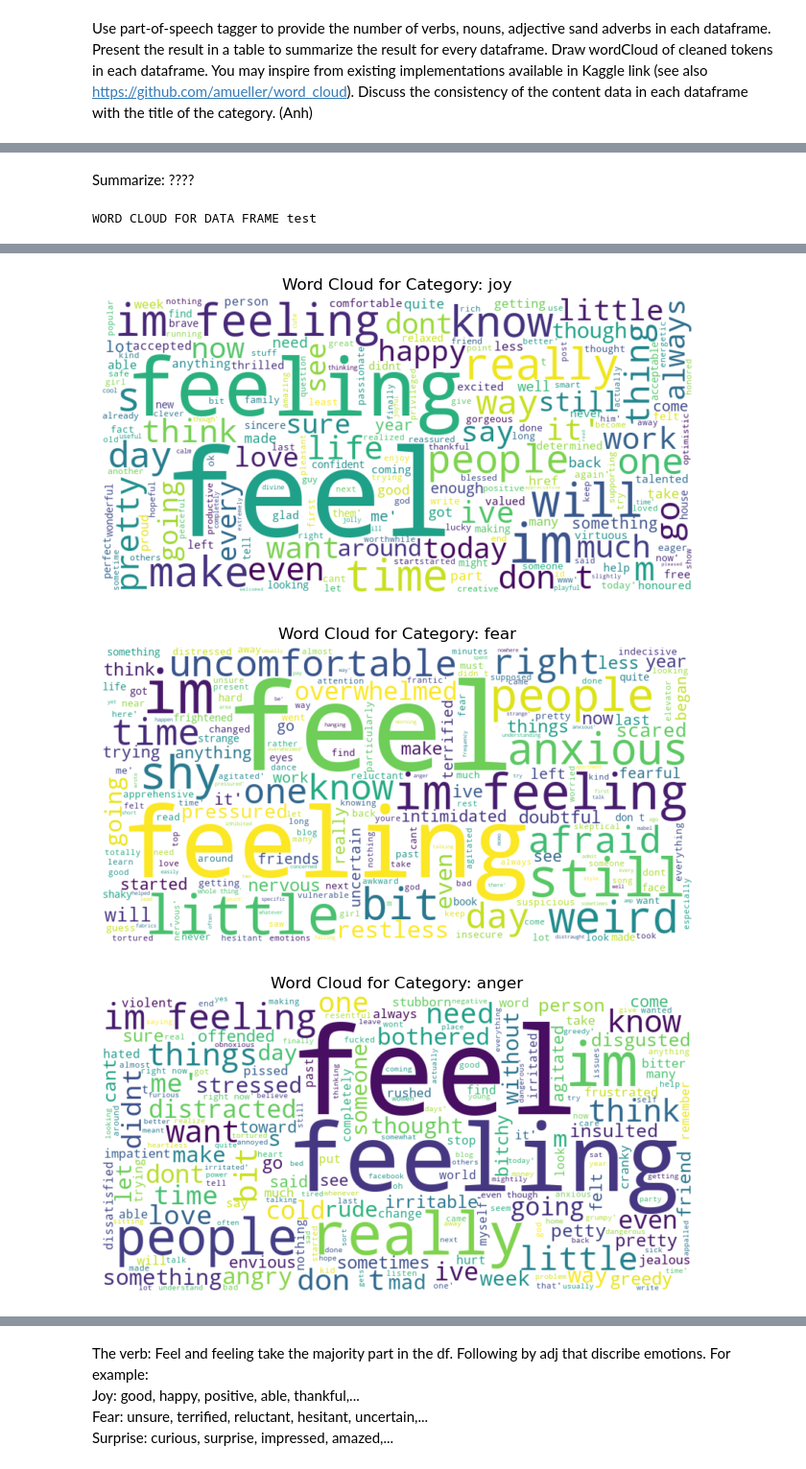
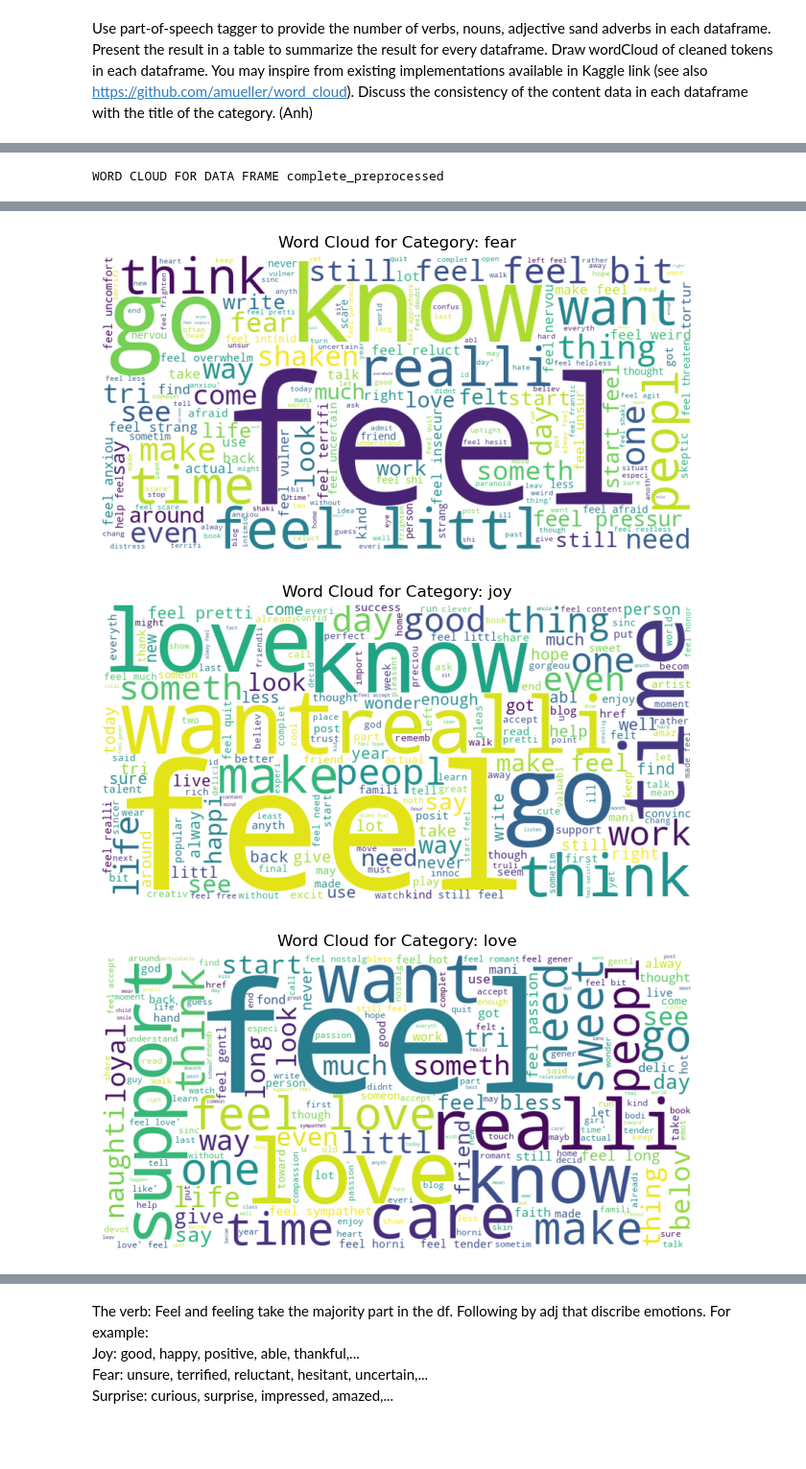
Before and after one commit to Franziska-wq/KaggleEmotions, a Jupyter notebook: Task_5.ipynb, the cells around one changed output, grey strips where cells are left out. Shown at 96% size. Drawn from its saved outputs; the diff is of its cells as text; code cells hidden in the pictures; blank space fills up the shorter version.

```diff
--- a/Task_5.ipynb
+++ b/Task_5.ipynb
@@ -11,6 +12,10 @@ from wordcloud import WordCloud
 import matplotlib.pyplot as plt
 # %%
 #python -m spacy download en_core_web_sm
+
+
+
+
 nlp = spacy.load('en_core_web_sm')
 def count_pos(text):
     doc = nlp(text)
@@ -32,13 +37,15 @@ def count_pos(text):
     return pos_counts
 
 datas = {}
-for file in ['test','val','train','complete']:
+for file in ['test_preprocessed','val_preprocessed','train_preprocessed','complete_preprocessed']:
     data = pd.read_csv('categories/{}.csv'.format(file))
     text_data = data['Concatenated_Tweets']
     data['POS_Counts'] = text_data.apply(count_pos)
     datas[file] = data
 # %%
 from tabulate import tabulate
+
+
 
 def print_table_pos_tag_result(df_name):
     data = datas[df_name]
@@ -49,6 +56,6 @@ def print_table_pos_tag_result(df_name):
     print("POS COUNT FOR DF {}".format(df_name))
     print(table)
 
-for file in ['test','val','train','complete']:
+for file in ['complete_preprocessed']:
     print_table_pos_tag_result(file)
 # %% [output]
@@ -72,5 +73,3 @@ POS COUNT FOR DF val
-# %% [markdown]
-Summarize: ????
 # %%
 wordcloud = WordCloud(width=800, height=400, background_color='white')
 
@@ -89,21 +88,22 @@ def generate_word_cloud_for_data_frame(file_name):
         wordcloud.generate(category_tweets)
         word_frequencies = wordcloud.words_
         df = pd.DataFrame(word_frequencies.items(), columns=['Word', 'Frequency'])
-        top_words = df.sort_values(by='Frequency', ascending=False).head(10)
+        top_words = df.sort_values(by='Frequency', ascending=False).head(20)
         save_frequency_data[category] = top_words
         plt.figure(figsize=(8, 4))
         plt.title(f'Word Cloud for Category: {category}')
         plt.imshow(wordcloud, interpolation='bilinear')
         plt.axis('off')
         plt.show()
+        wordcloud.to_file("images/{}.png".format(category))
 
     for key in save_frequency_data:
         print("Frequency table:" + key)
         print(save_frequency_data[key])
 
 
-for file in ['test']:
+for file in ['complete_preprocessed']:
     print("WORD CLOUD FOR DATA FRAME {}".format(file))
     generate_word_cloud_for_data_frame(file)
 # %% [output]
-WORD CLOUD FOR DATA FRAME test
+WORD CLOUD FOR DATA FRAME complete_preprocessed
@@ -111,3 +111,3 @@ WORD CLOUD FOR DATA FRAME test
-[figure, old version]
+[figure, new version]
-[figure, old version]
+[figure, new version]
-[figure, old version]
+[figure, new version]
```
Also changed, not shown: parts of 3 cells of this notebook, 8 other files.
